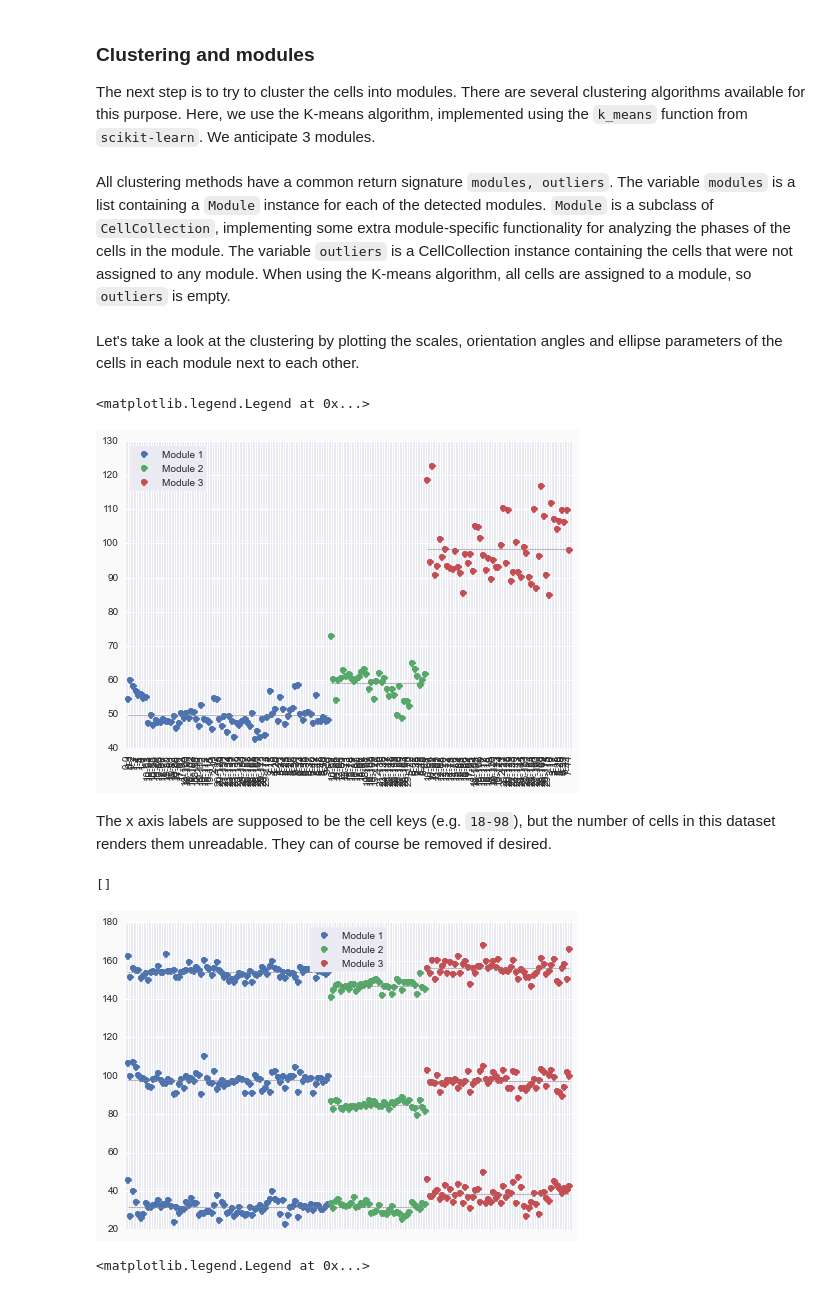
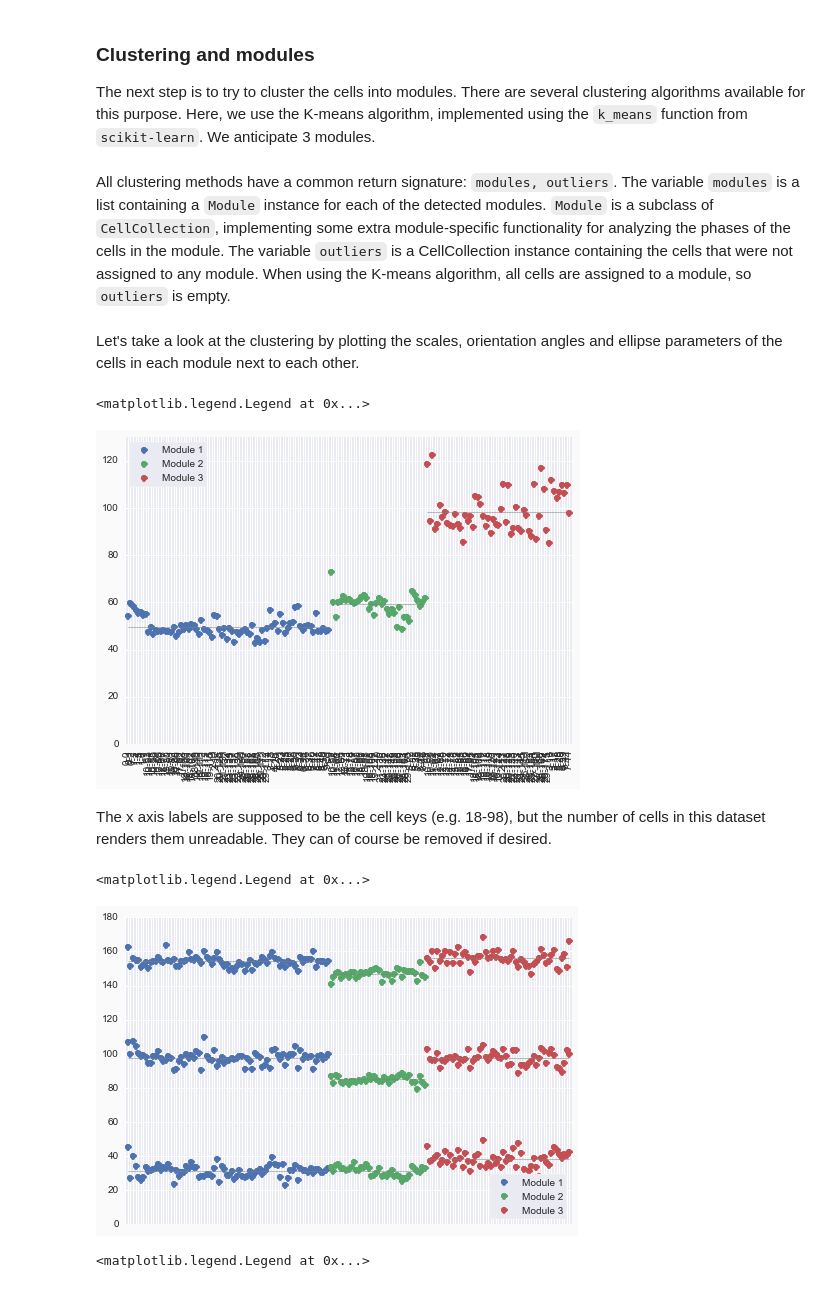
Before and after one commit to danielwe/gridcell, a Jupyter notebook: example.ipynb, the cells around one changed output. Drawn from its saved outputs; the diff is of its cells as text; code cells hidden in the pictures.

```diff
--- a/example.ipynb
+++ b/example.ipynb
@@ -172,28 +172,30 @@ The next step is to try to cluster the cells into modules. There are several clu
 # %%
 modules, outliers = flekkencells.k_means(n_clusters=3)
 # %% [markdown]
-All clustering methods have a common return signature ``modules, outliers``. The variable ``modules`` is a list containing a ``Module`` instance for each of the detected modules. ``Module`` is a subclass of ``CellCollection``, implementing some extra module-specific functionality for analyzing the phases of the cells in the module. The variable ``outliers`` is a CellCollection instance containing the cells that were not assigned to any module. When using the K-means algorithm, all cells are assigned to a module, so ``outliers`` is empty.
+All clustering methods have a common return signature: ``modules, outliers``. The variable ``modules`` is a list containing a ``Module`` instance for each of the detected modules. ``Module`` is a subclass of ``CellCollection``, implementing some extra module-specific functionality for analyzing the phases of the cells in the module. The variable ``outliers`` is a CellCollection instance containing the cells that were not assigned to any module. When using the K-means algorithm, all cells are assigned to a module, so ``outliers`` is empty.
 # %% [markdown]
 Let's take a look at the clustering by plotting the scales, orientation angles and ellipse parameters of the cells in each module next to each other.
 # %%
 for (i, mod) in enumerate(modules):
     line = mod.plot_scales(label="Module {}".format(i + 1))[0]
 axes = line.get_axes()
+axes.set_ylim(bottom=0.0)
 axes.legend(loc=0)
 # %% [output]
 <matplotlib.legend.Legend at 0x...>
-[figure, old version]
+[figure, new version]
 # %% [markdown]
-The x axis labels are supposed to be the cell keys (e.g. ``18-98``), but the number of cells in this dataset renders them unreadable. They can of course be removed if desired.
+The x axis labels are supposed to be the cell keys (e.g. 18-98), but the number of cells in this dataset renders them unreadable. They can of course be removed if desired.
 # %%
 for (i, mod) in enumerate(modules):
     line = mod.plot_angles(label="Module {}".format(i + 1))[0]
 axes = line.get_axes()
+axes.set_xticklabels('')
+axes.set_ylim(bottom=0.0, top=180.0)
 axes.legend(loc=0)
-axes.set_xticklabels('')
 # %% [output]
-[]
+<matplotlib.legend.Legend at 0x...>
-[figure, old version]
+[figure, new version]
 # %%
 for (i, mod) in enumerate(modules):
     line = mod.plot_ellpars(label="Module {}".format(i + 1))[0]
```
Also changed, not shown: parts of 5 cells of this notebook.
